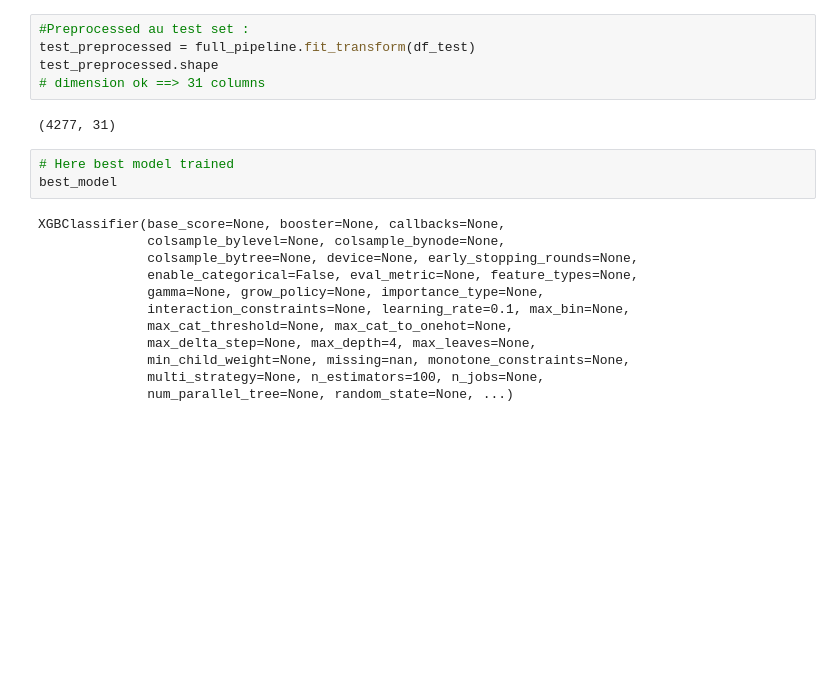
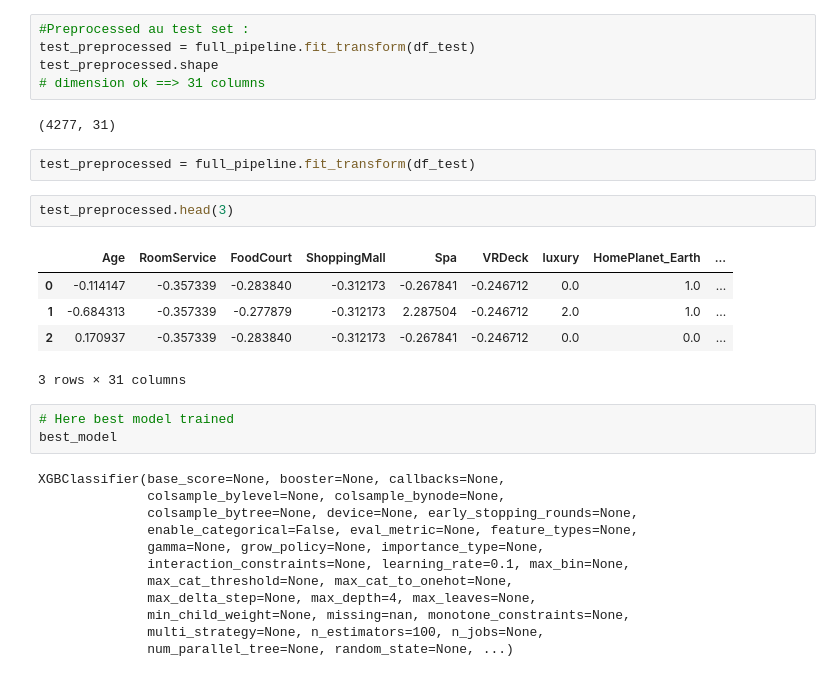
Before and after one commit to Dudul-99/Data-Science, a Jupyter notebook: space_titanice.ipynb, the cells around one changed output. Cells and saved outputs as stored; diff of their text form; blank space fills up the shorter version.

```diff
--- a/space_titanice.ipynb
+++ b/space_titanice.ipynb
@@ -816,6 +816,16 @@ test_preprocessed.shape
 # dimension ok ==> 31 columns
 # %% [output]
 (4277, 31)
+# %%
+test_preprocessed = full_pipeline.fit_transform(df_test)
+# %%
+test_preprocessed.head(3)
+# %% [output]
+|  | Age | RoomService | FoodCourt | ShoppingMall | Spa | VRDeck | luxury | HomePlanet_Earth | ... |
+| 0 | -0.114147 | -0.357339 | -0.283840 | -0.312173 | -0.267841 | -0.246712 | 0.0 | 1.0 | ... |
+| 1 | -0.684313 | -0.357339 | -0.277879 | -0.312173 | 2.287504 | -0.246712 | 2.0 | 1.0 | ... |
+| 2 | 0.170937 | -0.357339 | -0.283840 | -0.312173 | -0.267841 | -0.246712 | 0.0 | 0.0 | ... |
+3 rows × 31 columns
 # %%
 # Here best model trained
 best_model
```
Also changed, not shown: parts of 2 cells of this notebook, 1 other file.
